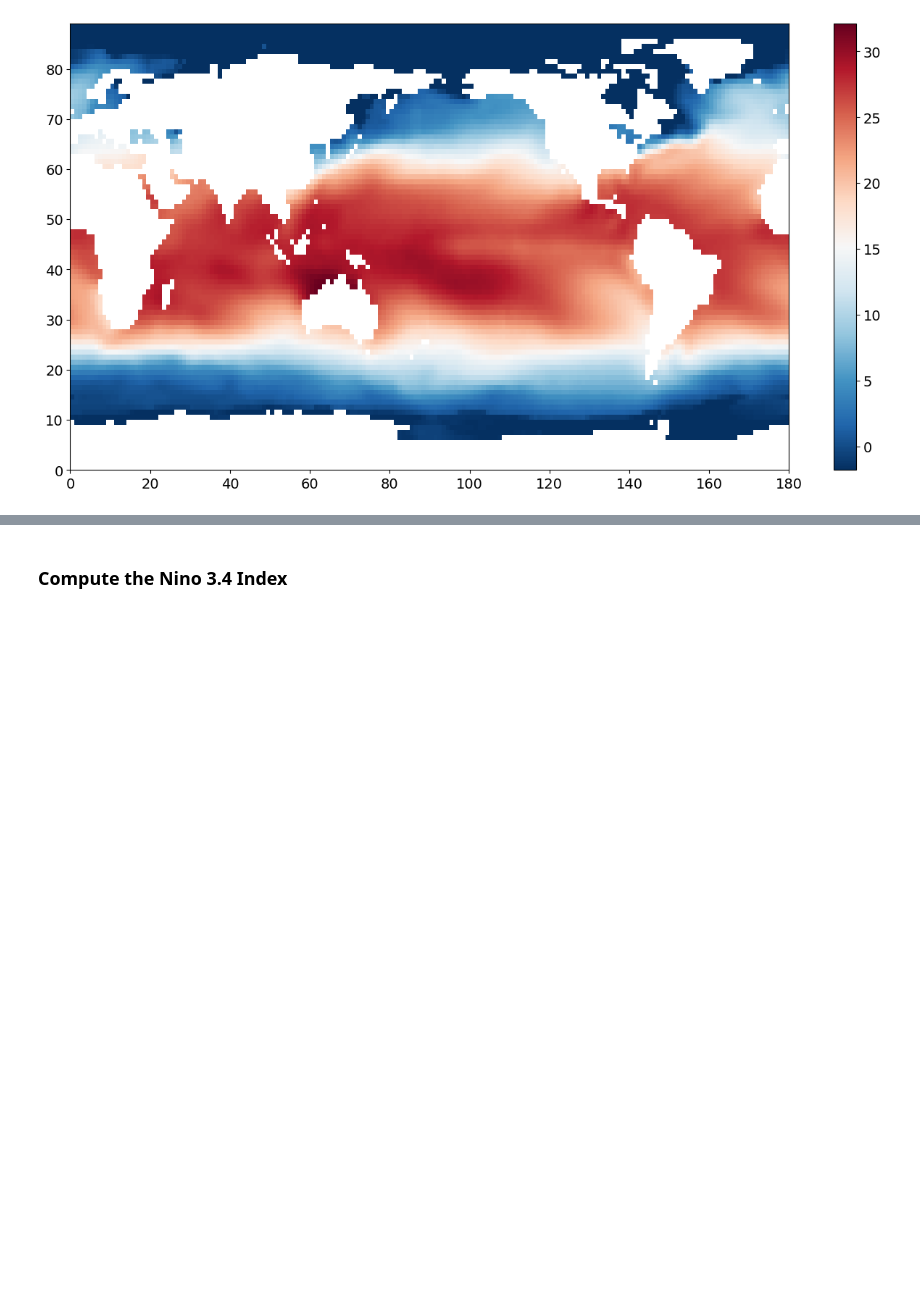
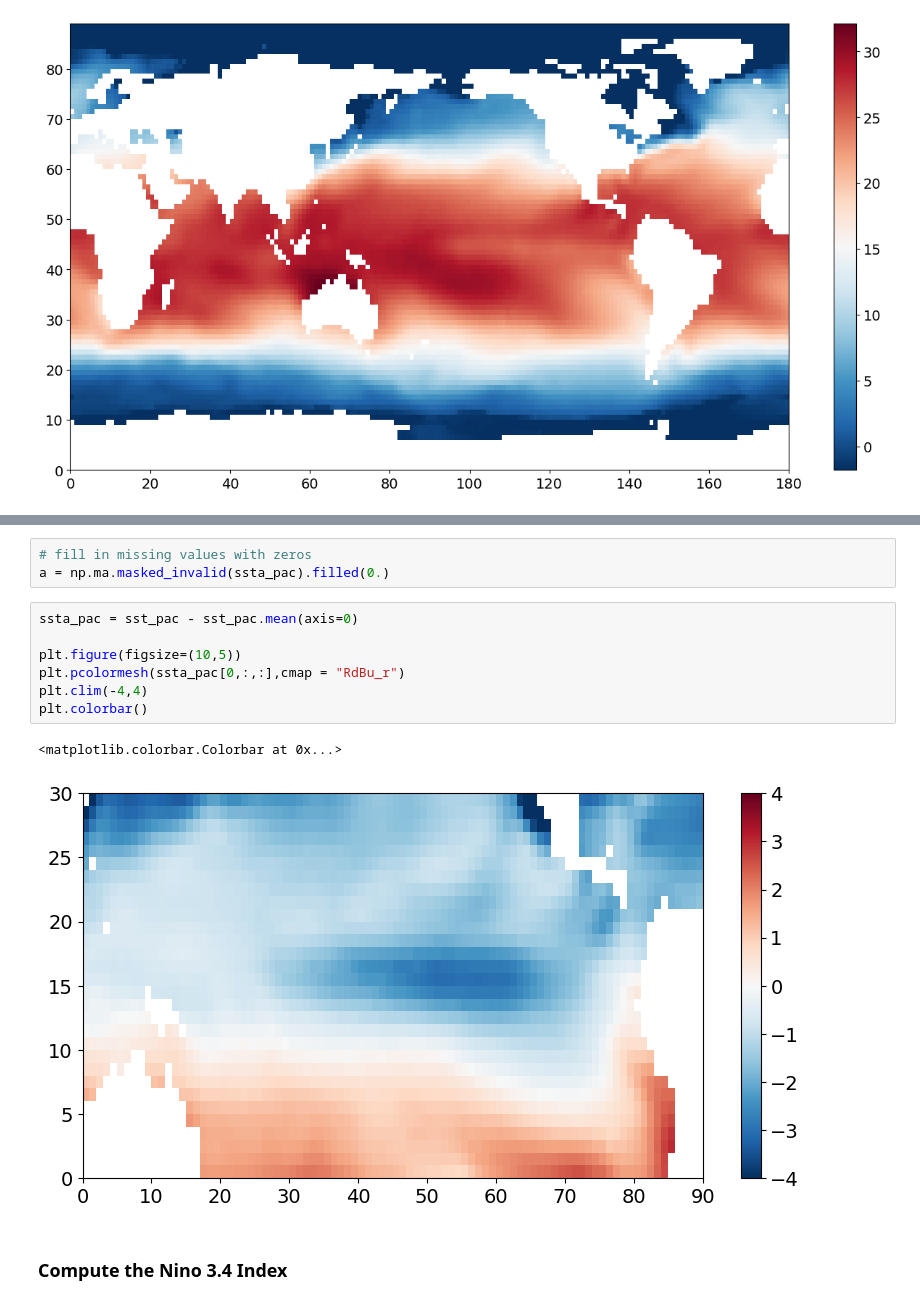
Before and after one commit to lorenzosquadrani/lorenzosquadrani.github.io, a Jupyter notebook: _notes/math/algebra/climate_PCA_example.ipynb, the cells around one changed output, grey strips where cells are left out. Saved outputs shown, nothing was run; the diff lists cells and outputs as text; blank space fills up the shorter version.

```diff
--- a/_notes/math/algebra/climate_PCA_example.ipynb
+++ b/_notes/math/algebra/climate_PCA_example.ipynb
@@ -64,2 +90,15 @@ plt.show()
+# %%
+# fill in missing values with zeros
+a = np.ma.masked_invalid(ssta_pac).filled(0.)
+# %%
+ssta_pac = sst_pac - sst_pac.mean(axis=0)
+
+plt.figure(figsize=(10,5))
+plt.pcolormesh(ssta_pac[0,:,:],cmap = "RdBu_r")
+plt.clim(-4,4)
+plt.colorbar()
+# %% [output]
+<matplotlib.colorbar.Colorbar at 0x...>
+[figure, added]
 # %% [markdown]
 ### Compute the Nino 3.4 Index
```
Also changed, not shown: parts of 6 cells of this notebook, 4 other files.
